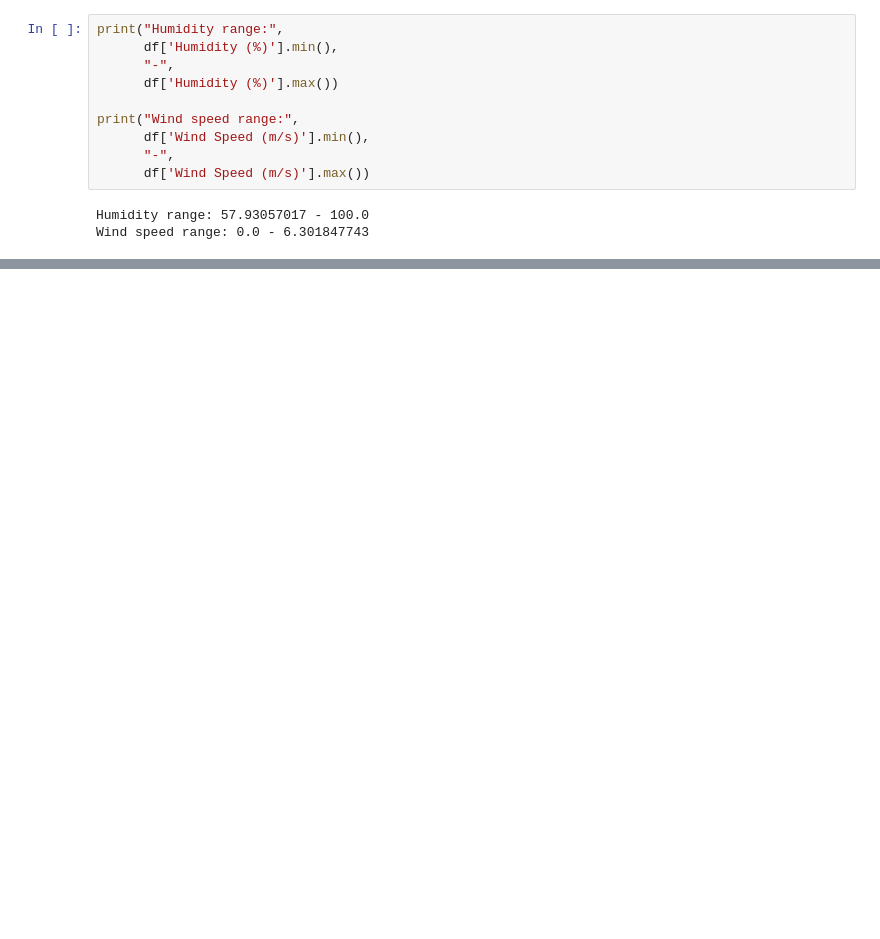
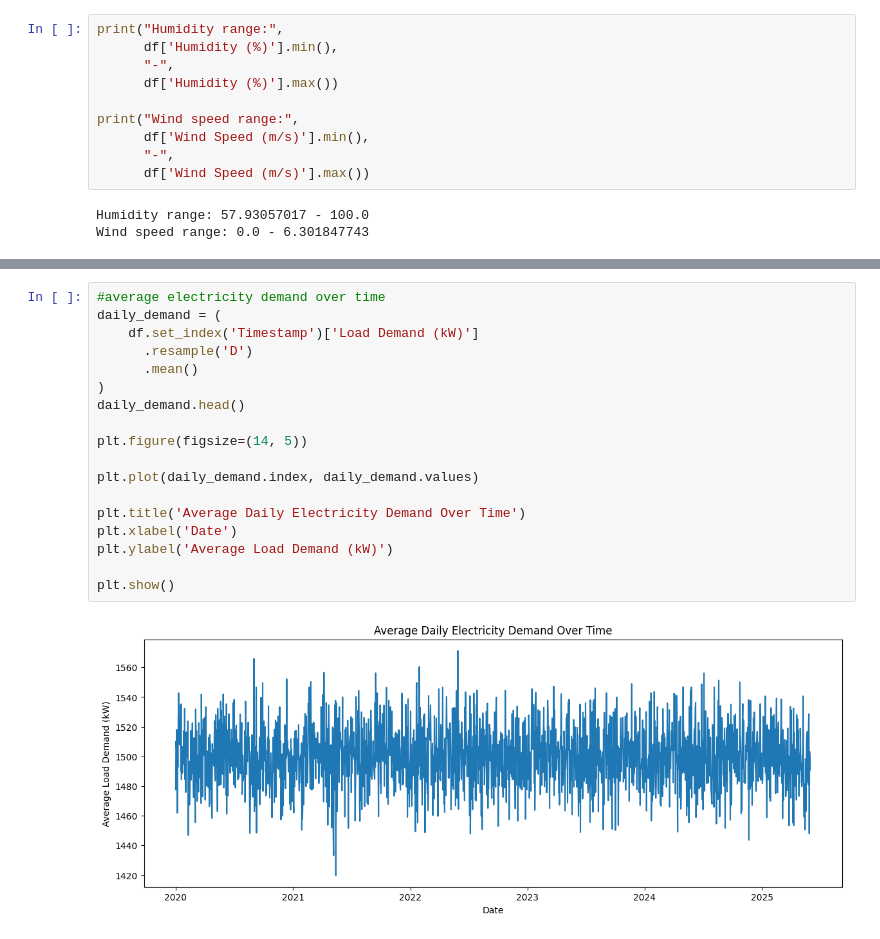
Before and after one commit to shammika000/sri-lanka-electricity-demand-forecasting, a Jupyter notebook: ml/notebooks/01_data_exploration.ipynb, the cells around one changed output, grey strips where cells are left out. Cells and saved outputs as stored; diff of their text form; blank space fills up the shorter version.

```diff
--- a/ml/notebooks/01_data_exploration.ipynb
+++ b/ml/notebooks/01_data_exploration.ipynb
@@ -218,0 +234,20 @@ Wind speed range: 0.0 - 6.301847743
+# %%
+#average electricity demand over time
+daily_demand = (
+    df.set_index('Timestamp')['Load Demand (kW)']
+      .resample('D')
+      .mean()
+)
+daily_demand.head()
+
+plt.figure(figsize=(14, 5))
+
+plt.plot(daily_demand.index, daily_demand.values)
+
+plt.title('Average Daily Electricity Demand Over Time')
+plt.xlabel('Date')
+plt.ylabel('Average Load Demand (kW)')
+
+plt.show()
+# %% [output]
+[figure, added]
```
Also changed, not shown: parts of 19 cells of this notebook.
